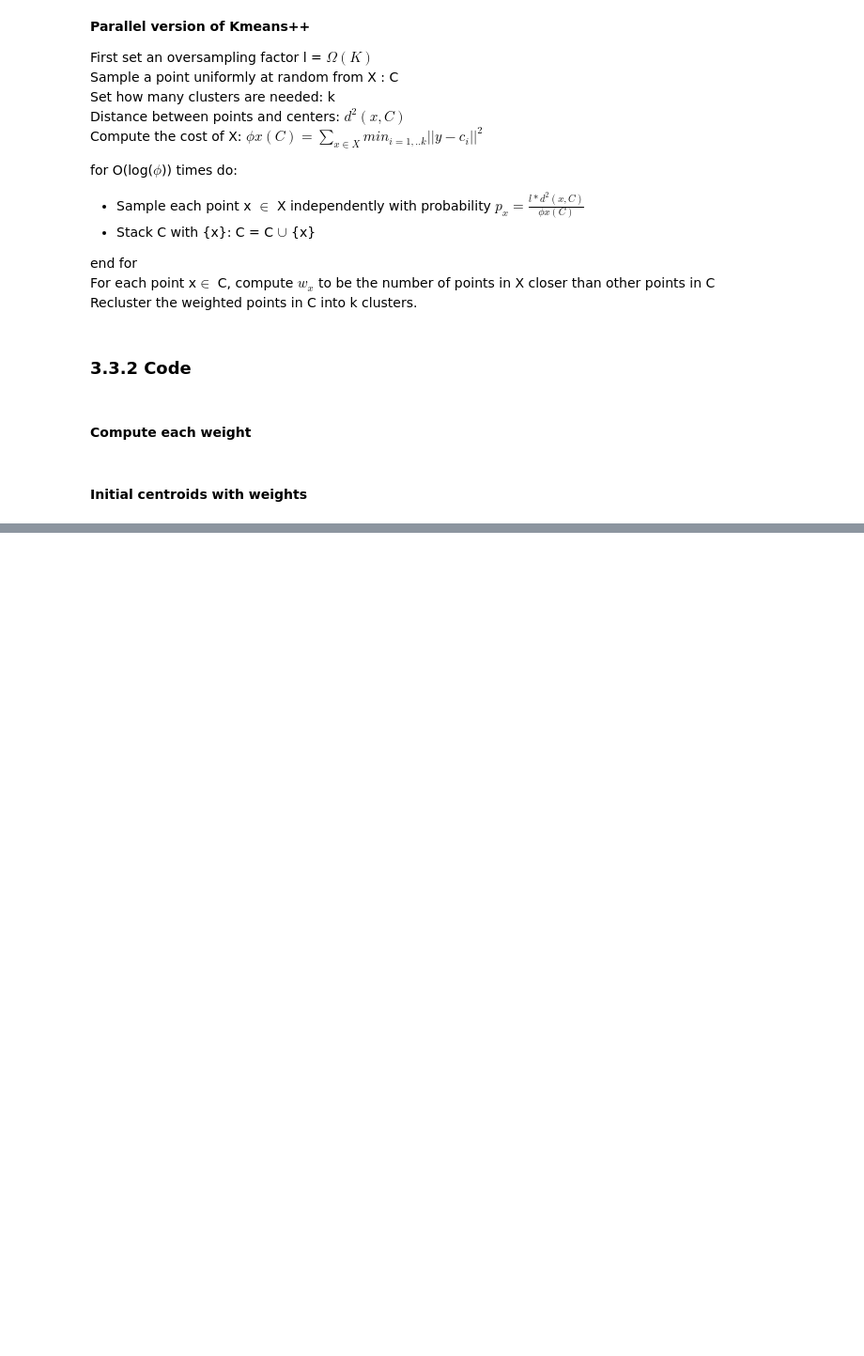
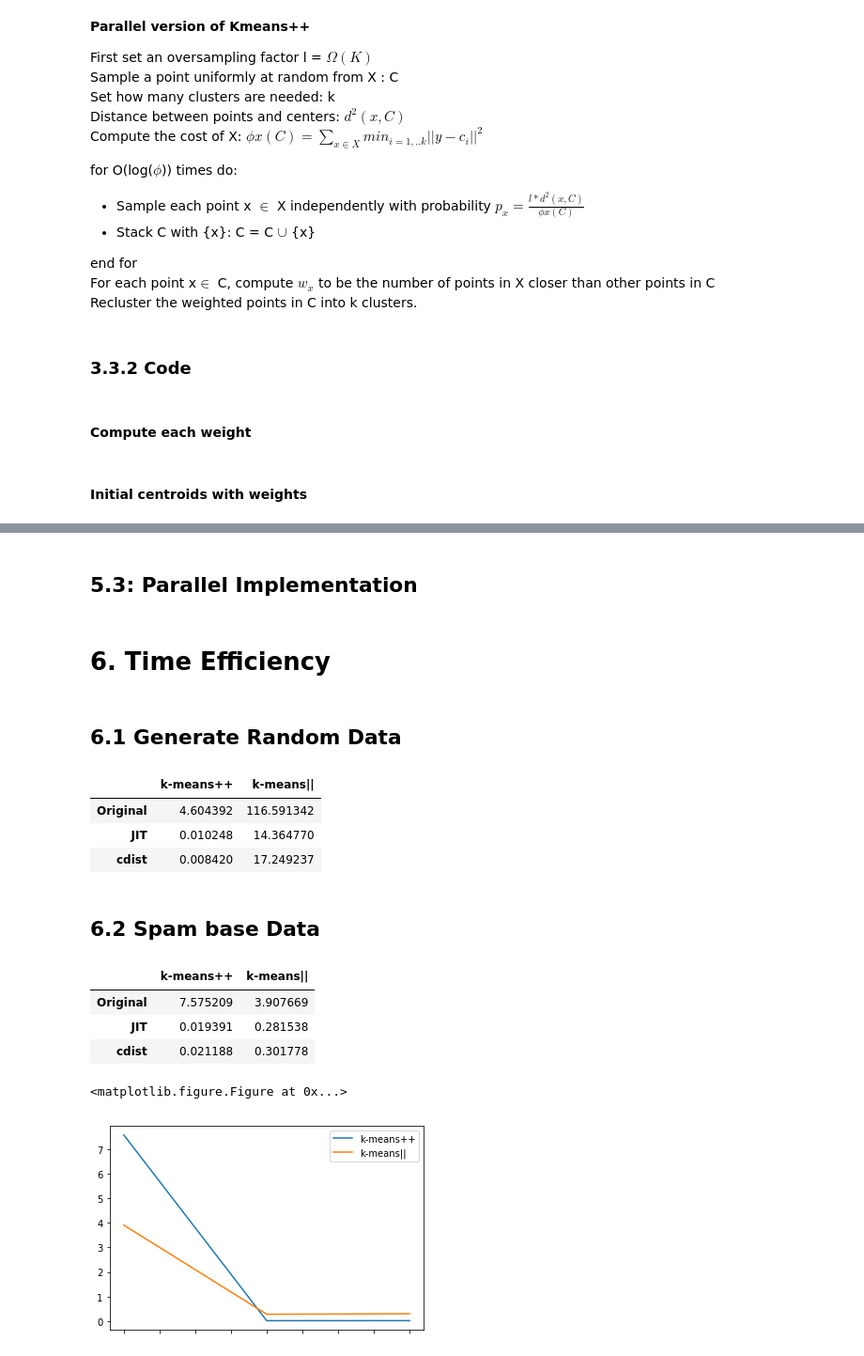
Before and after one commit to yumegaaru/Scalable_Kmeans, a Jupyter notebook: Kmeans.ipynb, the cells around one changed output, grey strips where cells are left out. Shown at 94% size. Cells and saved outputs as stored; diff of their text form; code cells hidden in the pictures; blank space fills up the shorter version.

```diff
--- a/Kmeans.ipynb
+++ b/Kmeans.ipynb
@@ -192,0 +451,22 @@ Algorithm converged after 20 iterations.
+# %%
+def cdist_kmeans_II(data, k, l, max_iter=10000):
+    first_random = np.random.choice(data.shape[0], 1)
+    C = data[first_random, :]
+
+    cdist = (dist.cdist(data, C))**2
+    cdist_min = np.min(cdist, axis = 1)
+    cost_phi = np.sum(cdist_min)
+
+    for i in range(int(round(np.log(cost_phi)))):
+        cdist = (dist.cdist(data, C))**2
+        cdist_min = np.min(cdist, axis = 1)
+        prob = cdist_min * l/np.sum(cdist_min)
+        for j in range(data.shape[0]):
+            if np.random.uniform() <= prob[j] and data[j,:] not in C:
+                C = np.vstack([C, data[j,:]])
+
+    weights= get_weight(C, data)
+
+    return jit_kmeans_pp(C, k, weights)
+# %% [markdown]
+## 5.3: Parallel Implementation
@@ -192,0 +475,46 @@ Algorithm converged after 20 iterations.
+# %% [markdown]
+# 6. Time Efficiency
+# %%
+def time_compare(data, k, l):
+
+
+    kmeans_pp_time = timer(kmeans_pp, data, k, 1)
+    jit_kmeans_pp_time = timer(jit_kmeans_pp, data, k, 1)
+    cdist_kmeans_pp_time = timer(cdist_kmeans_pp, data, k, 1)
+
+    kmeans_II_time = timer(kmeans_II, data, k, l, max_iter = 10000)
+    jit_kmeans_II_time = timer(jit_kmeans_II, data, k, l, max_iter = 10000)
+    cdist_kmeans_II_time = timer(cdist_kmeans_II, data, k, l, max_iter = 10000)
+
+    return pd.DataFrame([[kmeans_pp_time, kmeans_II_time],[jit_kmeans_pp_time, jit_kmeans_II_time],
+                        [cdist_kmeans_pp_time, cdist_kmeans_II_time]], index = ["Original","JIT", "cdist"],
+                        columns = ["k-means++","k-means||"])
+# %% [markdown]
+## 6.1 Generate Random Data
+# %%
+time_compare(data, k, l)
+# %% [output]
+|  | k-means++ | k-means|| |
+| Original | 4.604392 | 116.591342 |
+| JIT | 0.010248 | 14.364770 |
+| cdist | 0.008420 | 17.249237 |
+# %% [markdown]
+## 6.2 Spam base Data
+# %%
+spambase = pd.read_csv("http://archive.ics.uci.edu/ml/machine-learning-databases/spambase/spambase.data", header=None)
+# %%
+spambase = np.asarray(spambase)
+df_spambase = time_compare(spambase, k, l)
+df_spambase
+# %% [output]
+|  | k-means++ | k-means|| |
+| Original | 7.575209 | 3.907669 |
+| JIT | 0.019391 | 0.281538 |
+| cdist | 0.021188 | 0.301778 |
+# %%
+plt.figure();
+df_spambase.plot();
+pass
+# %% [output]
+<matplotlib.figure.Figure at 0x...>
+[figure, added]
```
Also changed, not shown: parts of 40 cells of this notebook.
